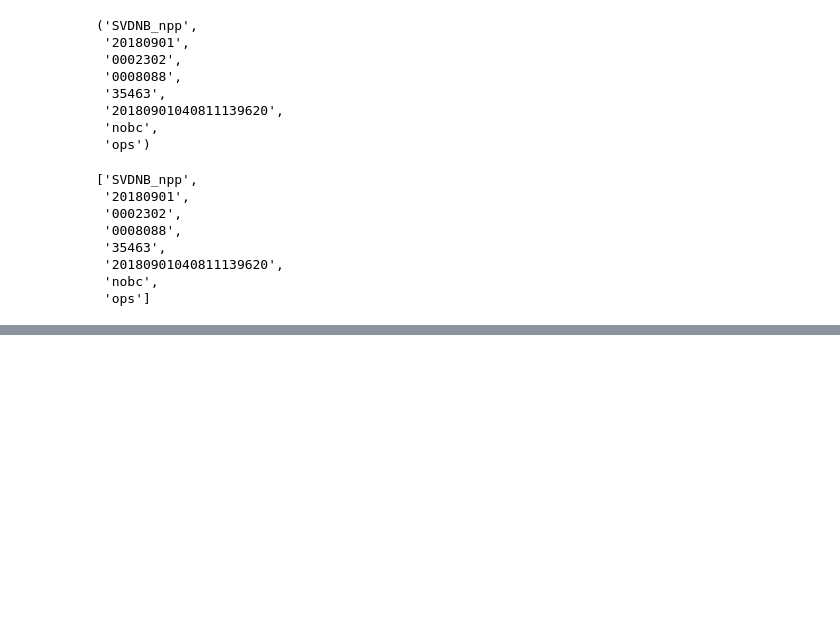
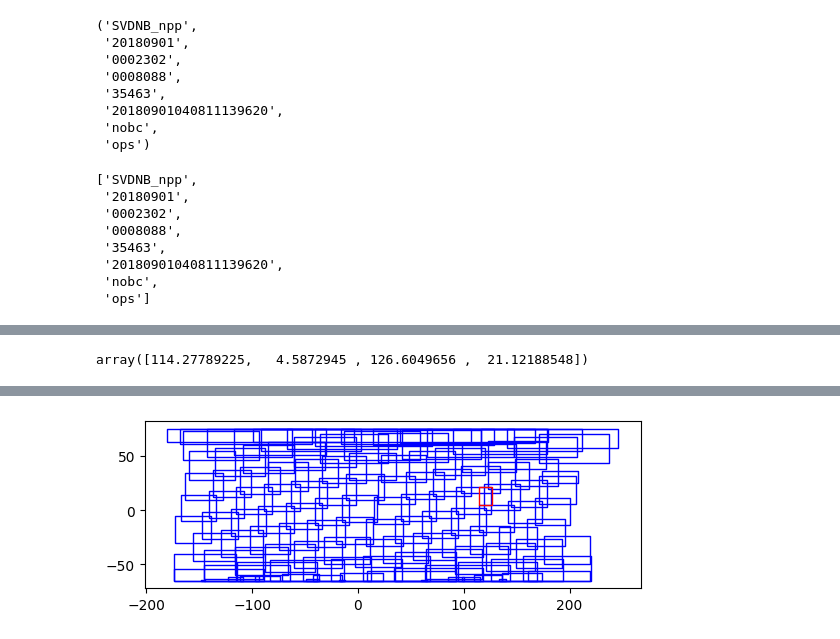
Before and after one commit to butchland/ntlights-processing-utils, a Jupyter notebook: nbs/04_explore_ntlights_stac.ipynb, the cells around one changed output, grey strips where cells are left out. Saved outputs shown, nothing was run; the diff lists cells and outputs as text; code cells hidden in the pictures; blank space fills up the shorter version.

Commit message:
chore: Add explore ntlights stac utils

```diff
--- a/nbs/04_explore_ntlights_stac.ipynb
+++ b/nbs/04_explore_ntlights_stac.ipynb
@@ -196,0 +314,3 @@ kids_df = pd.DataFrame.from_records(kids)
+# %%
+# gdf180912.to_file('../data/ntlights/gdf180912.geojson',driver='GeoJSON')
+gdf180912 = gpd.read_file('../data/ntlights/gdf180912wgs84.geojson')
@@ -196,0 +343,4 @@ kids_df = pd.DataFrame.from_records(kids)
+# %%
+admin_areas.total_bounds
+# %% [output]
+array([114.27789225,   4.5872945 , 126.6049656 ,  21.12188548])
@@ -196,0 +350,9 @@ kids_df = pd.DataFrame.from_records(kids)
+# %%
+# ph_admin_bbox.to_file('../data/admin_areas/ph_admin_bbox_wgs84.geojson',driver='GeoJSON')
+ph_admin_bbox = gpd.read_file('../data/admin_areas/ph_admin_bbox_wgs84.geojson')
+# %%
+%%time
+ax = plt.axes()
+ax = gdf180912.plot(ax=ax, facecolor='none',edgecolor='blue')
+ax = ph_admin_bbox.plot(ax=ax,facecolor='none',edgecolor='red')
+# %% [output]
@@ -196,0 +361 @@ kids_df = pd.DataFrame.from_records(kids)
+[figure, added]
```
Also changed, not shown: parts of 135 cells of this notebook.
